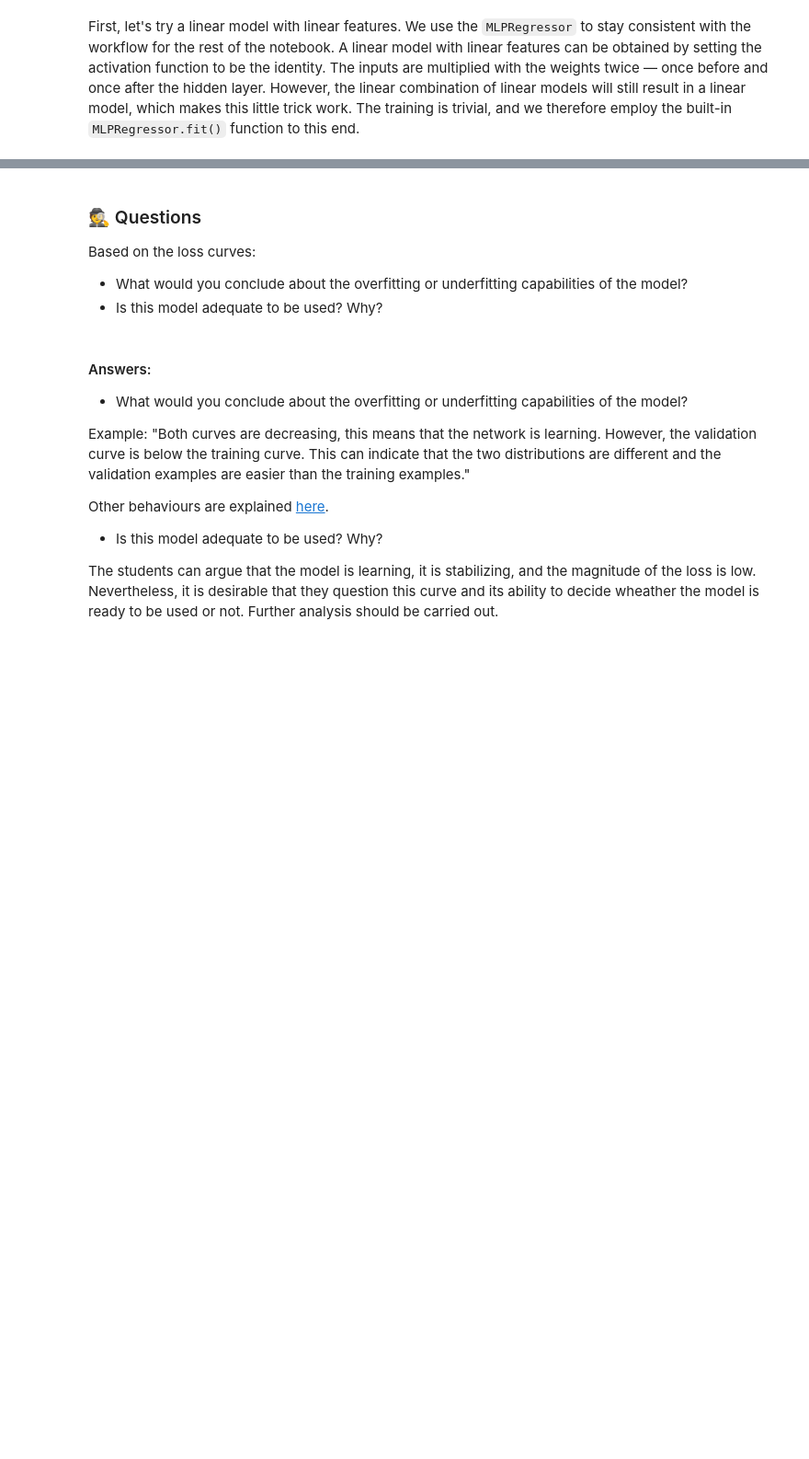
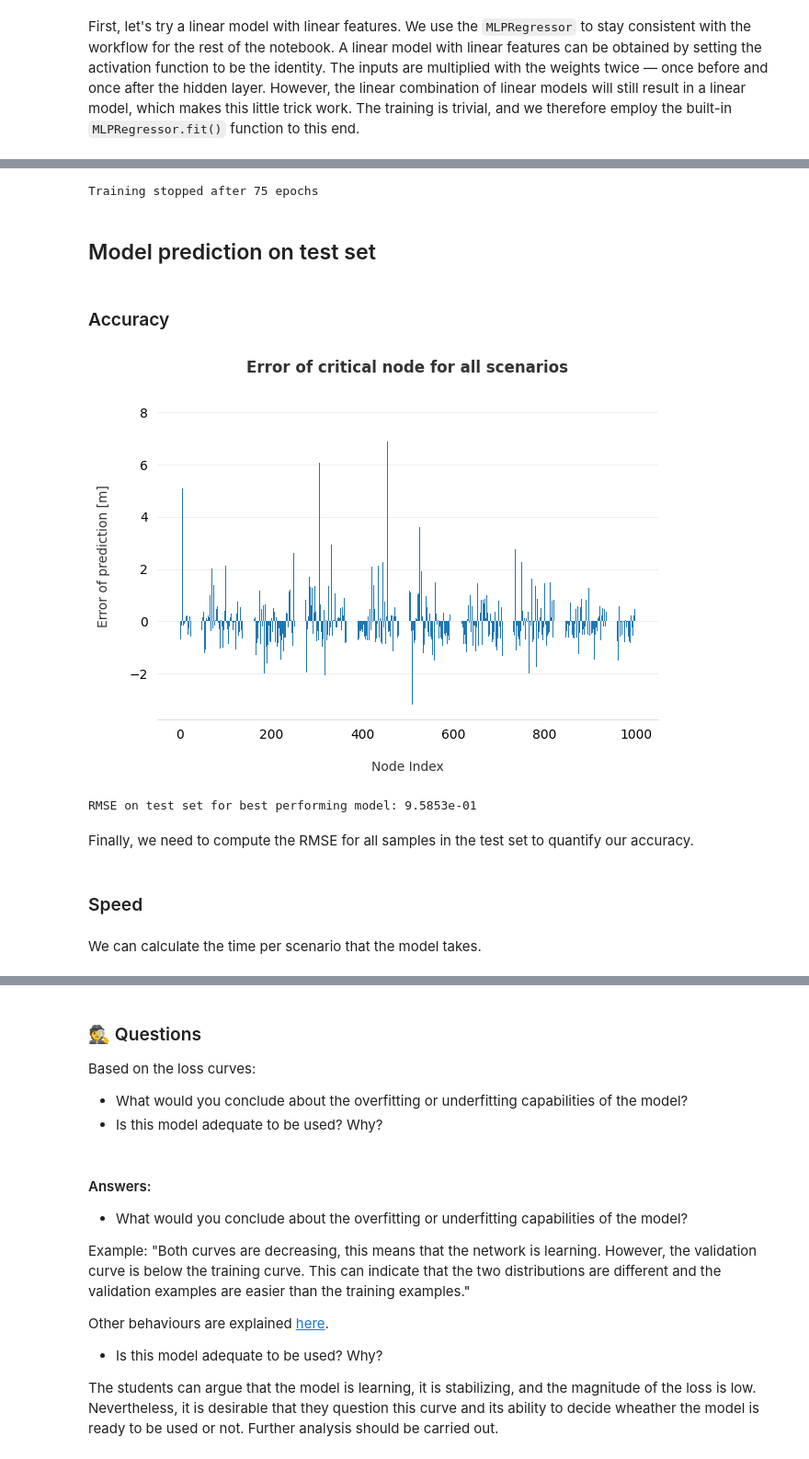
Before and after one commit to alextremo0205/MUDE_ML_Optimization_Project, a Jupyter notebook: 3_2.4_ML_Water_Networks.ipynb, the cells around one changed output, grey strips where cells are left out. Shown: that part at 92% size. Saved outputs shown, nothing was run; the diff lists cells and outputs as text; code cells hidden in the pictures; blank space fills up the shorter version.

```diff
--- a/3_2.4_ML_Water_Networks.ipynb
+++ b/3_2.4_ML_Water_Networks.ipynb
@@ -426,0 +432,11 @@ plt.show()
+# %%
+# Set up NN
+layers = (layer_sizes[min_size],) * layer_numbers[min_number]
+NN = MLPRegressor(solver='sgd', hidden_layer_sizes=layers, activation='relu', batch_size = 32)
+
+# train NN
+NN, _, _ = NN_train(NN, X_train, y_train, X_val, y_val, max_epoch=100, verbose=True, lr_init=1e-1, lr_step=50)
+# %% [output]
+Training stopped after 75 epochs
+# %% [markdown]
+## Model prediction on test set
@@ -426,0 +451,50 @@ plt.show()
+# %%
+testing_targets = testing_targets[:,critical_node_ID]
+# %%
+X_test = min_max_normalize(testing_features, min_feature, max_feature)
+y_test = min_max_normalize(testing_targets, min_target, max_target)
+# %% [markdown]
+### Accuracy
+# %%
+y_pred = NN.predict(X_test)
+
+unnormalized_predictions = inverse_min_max_normalize(y_pred, min_target, max_target)
+
+error = unnormalized_predictions - testing_targets
+
+fig, ax = plt.subplots()
+
+bars = ax.bar(
+    x=np.arange(error.size),
+    height=error,
+)
+
+# Axis formatting.
+ax.spines['top'].set_visible(False)
+ax.spines['right'].set_visible(False)
+ax.spines['left'].set_visible(False)
+ax.spines['bottom'].set_color('#DDDDDD')
+ax.tick_params(bottom=False, left=False)
+ax.set_axisbelow(True)
+ax.yaxis.grid(True, color='#EEEEEE')
+ax.xaxis.grid(False)
+
+ax.set_xlabel('Node Index', labelpad=15, color='#333333')
+ax.set_ylabel('Error of prediction [m]', labelpad=15, color='#333333')
+ax.set_title(f'Error of critical node for all scenarios', pad=15, color='#333333', weight='bold')
+
+fig.tight_layout()
+# %% [output]
+[figure, added]
+# %%
+y_pred_test = NN.predict(X_test)
+rmse_test = np.sqrt(np.sum((unnormalized_predictions - testing_targets).reshape(-1)**2) / y_test.shape[0])
+print("RMSE on test set for best performing model: {:.4e}".format(rmse_test))
+# %% [output]
+RMSE on test set for best performing model: 9.5853e-01
+# %% [markdown]
+Finally, we need to compute the RMSE for all samples in the test set to quantify our accuracy.
+# %% [markdown]
+### Speed
+# %% [markdown]
+We can calculate the time per scenario that the model takes.
```
Also changed, not shown: parts of 63 cells of this notebook, 1 other file.
